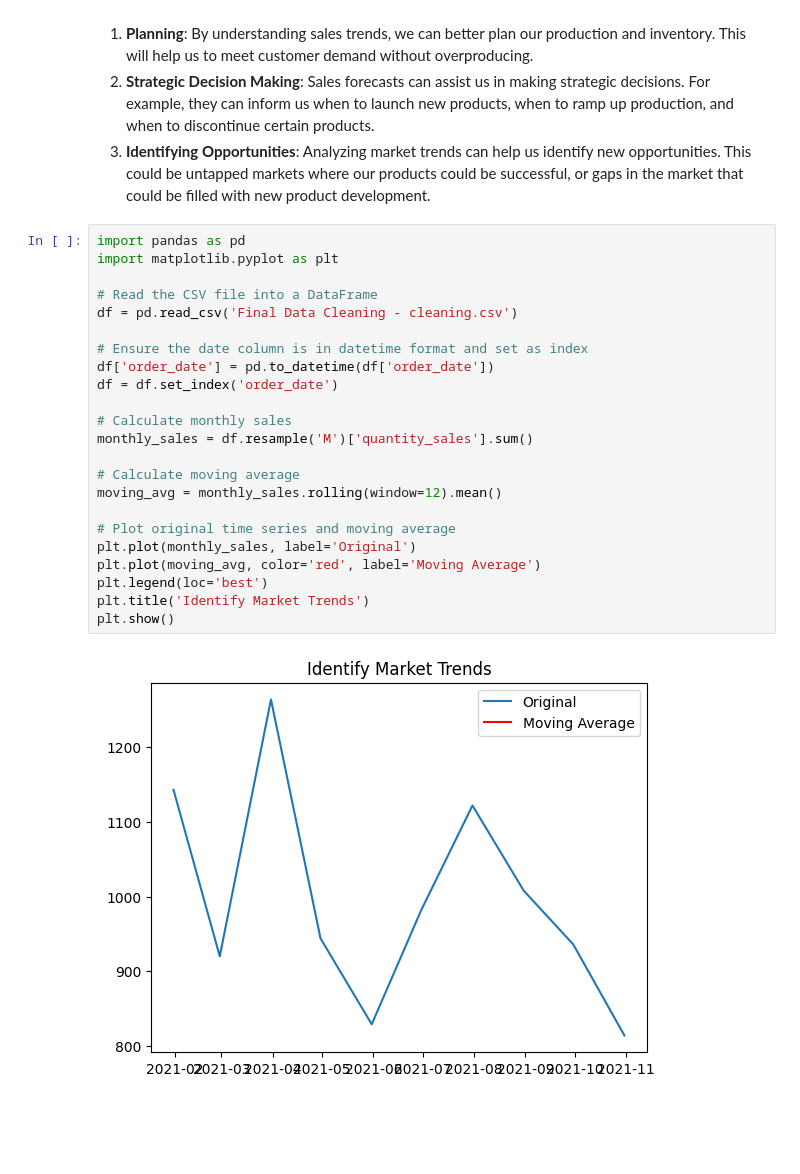
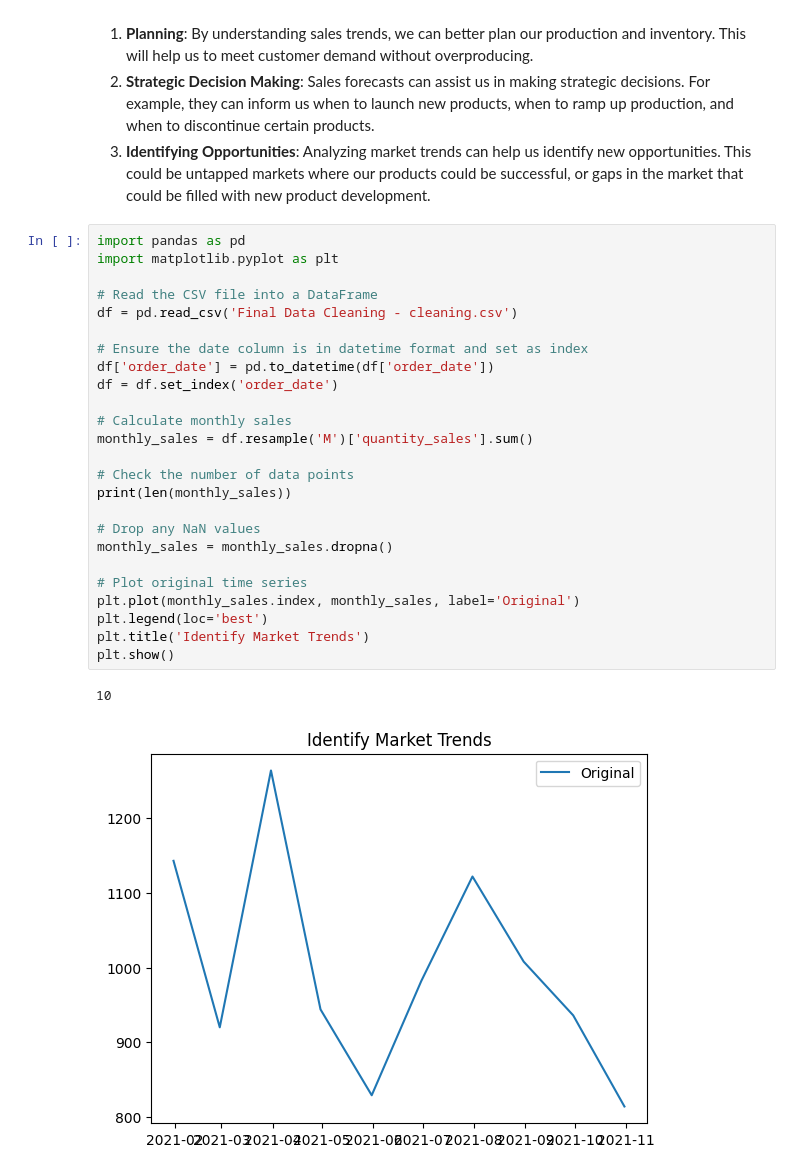
Before and after one commit to ykkhmrdn/Capstone-Project-DA, a Jupyter notebook: capstone_data_analytics.ipynb, the cells around one changed output. Drawn from its saved outputs; the diff is of its cells as text; blank space fills up the shorter version.

Commit message:
delete moving average at identify trends

```diff
--- a/capstone_data_analytics.ipynb
+++ b/capstone_data_analytics.ipynb
@@ -321,26 +321,29 @@ In this capstone project, we will use historical sales data to identify patterns
 # %%
 import pandas as pd
 import matplotlib.pyplot as plt
 
 # Read the CSV file into a DataFrame
 df = pd.read_csv('Final Data Cleaning - cleaning.csv')
 
 # Ensure the date column is in datetime format and set as index
 df['order_date'] = pd.to_datetime(df['order_date'])
 df = df.set_index('order_date')
 
 # Calculate monthly sales
 monthly_sales = df.resample('M')['quantity_sales'].sum()
 
-# Calculate moving average
-moving_avg = monthly_sales.rolling(window=12).mean()
+# Check the number of data points
+print(len(monthly_sales))
 
-# Plot original time series and moving average
-plt.plot(monthly_sales, label='Original')
-plt.plot(moving_avg, color='red', label='Moving Average')
+# Drop any NaN values
+monthly_sales = monthly_sales.dropna()
+
+# Plot original time series
+plt.plot(monthly_sales.index, monthly_sales, label='Original')
 plt.legend(loc='best')
 plt.title('Identify Market Trends')
 plt.show()
 # %% [output]
+10
-[figure, old version]
+[figure, new version]
 # %% [markdown]
```
Also changed, not shown: parts of 1 cell of this notebook.
